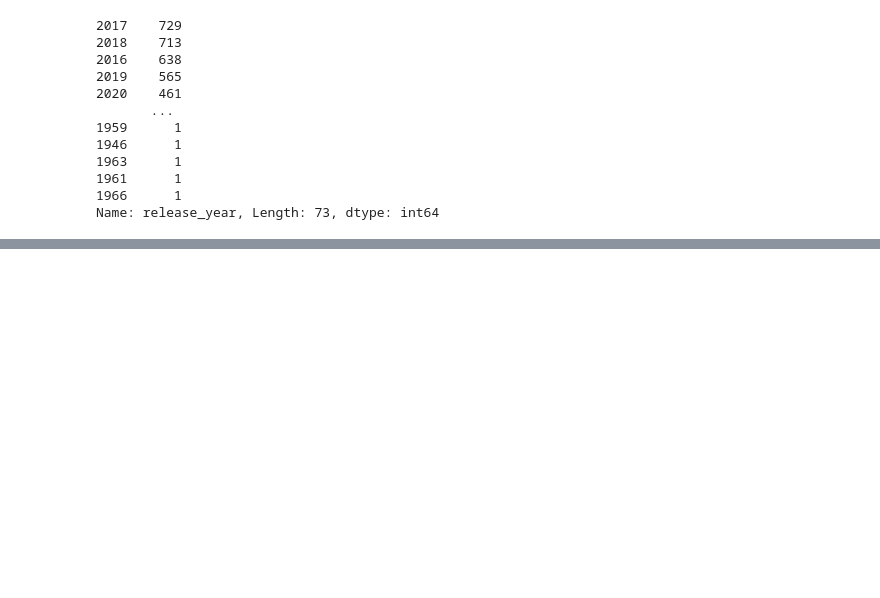
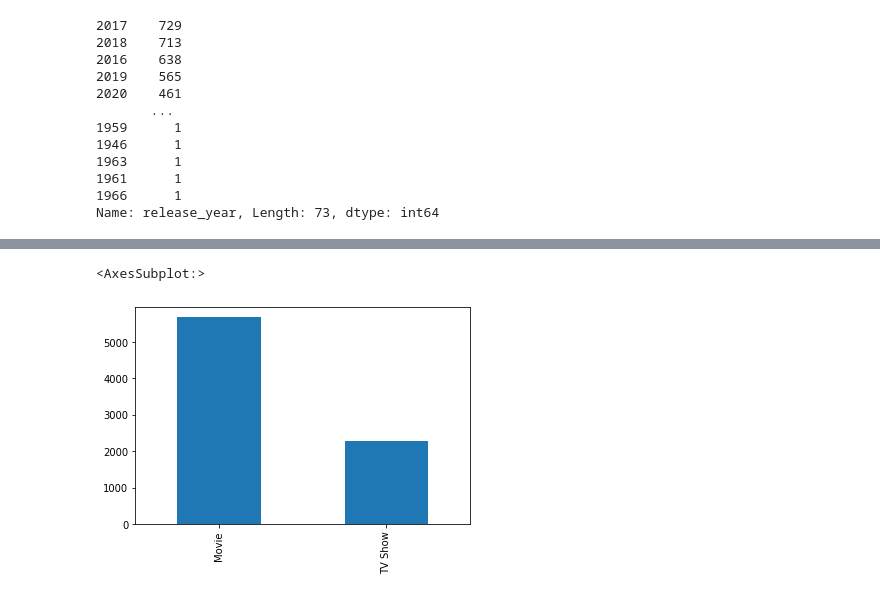
Before and after one commit to atpekbas/redi-data-analytics, a Jupyter notebook: archive/playground/netflix/netflix_titles.ipynb, the cells around one changed output, grey strips where cells are left out. Saved outputs shown, nothing was run; the diff lists cells and outputs as text; code cells hidden in the pictures; blank space fills up the shorter version.

```diff
--- a/archive/playground/netflix/netflix_titles.ipynb
+++ b/archive/playground/netflix/netflix_titles.ipynb
@@ -130,0 +159,6 @@ df.groupby(['main_country', 'type'])[['type']].agg('count')
+# %%
+# plotting the distribution of movies and TV shows
+df['type'].value_counts().plot.bar()
+# %% [output]
+<AxesSubplot:>
+[figure, added]
```
Also changed, not shown: parts of 23 cells of this notebook, 6 other files.
